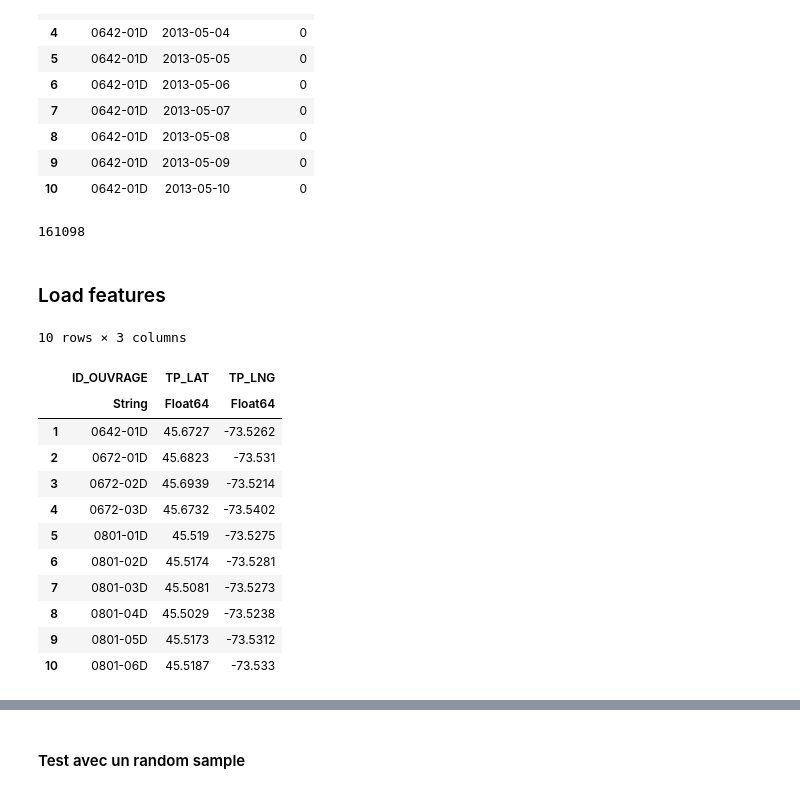
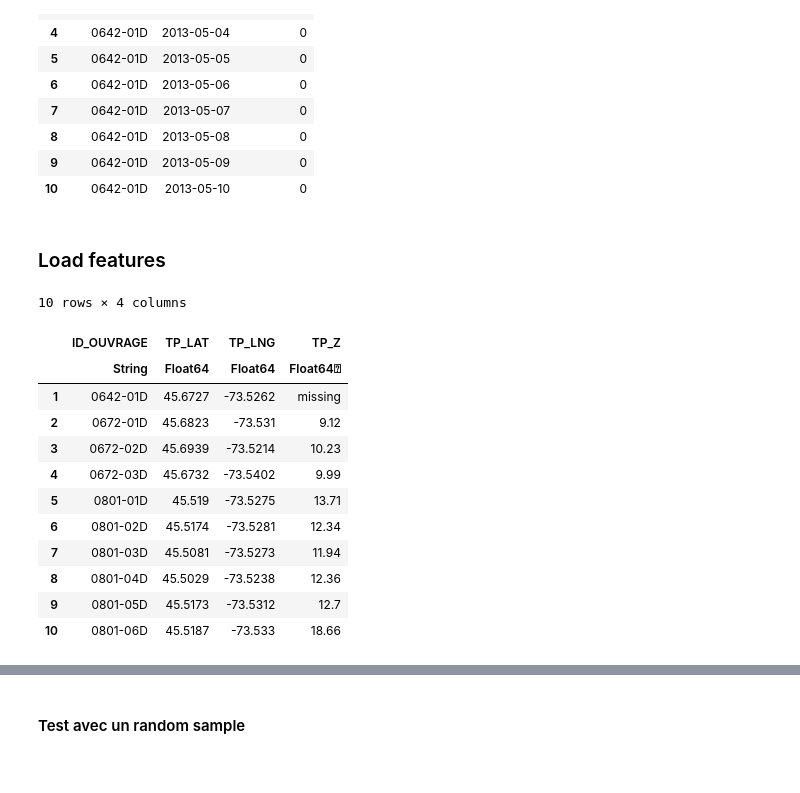
Before and after one commit to JeyzerMC/MTH3302-Project, a Jupyter notebook: Random_Forest_Attempt.ipynb, the cells around one changed output, grey strips where cells are left out. Drawn from its saved outputs; the diff is of its cells as text; code cells hidden in the pictures.

```diff
--- a/Random_Forest_Attempt.ipynb
+++ b/Random_Forest_Attempt.ipynb
@@ -88,32 +88,28 @@ first(labels,10)
 | 8 | 0642-01D | 2013-05-08 | 0 |
 | 9 | 0642-01D | 2013-05-09 | 0 |
 | 10 | 0642-01D | 2013-05-10 | 0 |
-# %%
-nrow(labels)
-# %% [output]
-161098
 # %% [markdown]
 ### Load features
 # %%
 features = CSV.read("data/ouvrages-surverses.csv")
 colnames = ["N_Env", "ID_SOMA", "ID_OUVRAGE", "NOM", "SOMA_SEC", "REGION", "TP_X", "TP_Y", "TP_Z", "TP_LAT", "TP_LNG", "EMI_X", "EMI_Y", "EMI_LNG", "EMI_LAT"]
 names!(features, Symbol.(colnames))
-select!(features, [:ID_OUVRAGE, :TP_LAT, :TP_LNG])
+select!(features, [:ID_OUVRAGE, :TP_LAT, :TP_LNG, :TP_Z])
 first(features, 10)
 # %% [output]
-10 rows × 3 columns
+10 rows × 4 columns
-|  | ID_OUVRAGE | TP_LAT | TP_LNG |
-|  | String | Float64 | Float64 |
-| 1 | 0642-01D | 45.6727 | -73.5262 |
-| 2 | 0672-01D | 45.6823 | -73.531 |
-| 3 | 0672-02D | 45.6939 | -73.5214 |
-| 4 | 0672-03D | 45.6732 | -73.5402 |
-| 5 | 0801-01D | 45.519 | -73.5275 |
-| 6 | 0801-02D | 45.5174 | -73.5281 |
-| 7 | 0801-03D | 45.5081 | -73.5273 |
-| 8 | 0801-04D | 45.5029 | -73.5238 |
-| 9 | 0801-05D | 45.5173 | -73.5312 |
-| 10 | 0801-06D | 45.5187 | -73.533 |
+|  | ID_OUVRAGE | TP_LAT | TP_LNG | TP_Z |
+|  | String | Float64 | Float64 | Float64⍰ |
+| 1 | 0642-01D | 45.6727 | -73.5262 | missing |
+| 2 | 0672-01D | 45.6823 | -73.531 | 9.12 |
+| 3 | 0672-02D | 45.6939 | -73.5214 | 10.23 |
+| 4 | 0672-03D | 45.6732 | -73.5402 | 9.99 |
+| 5 | 0801-01D | 45.519 | -73.5275 | 13.71 |
+| 6 | 0801-02D | 45.5174 | -73.5281 | 12.34 |
+| 7 | 0801-03D | 45.5081 | -73.5273 | 11.94 |
+| 8 | 0801-04D | 45.5029 | -73.5238 | 12.36 |
+| 9 | 0801-05D | 45.5173 | -73.5312 | 12.7 |
+| 10 | 0801-06D | 45.5187 | -73.533 | 18.66 |
 # %%
 comb = join(features, labels, on = :ID_OUVRAGE)
 first(comb, 10)
```
Also changed, not shown: parts of 16 cells of this notebook, 2 other files.
